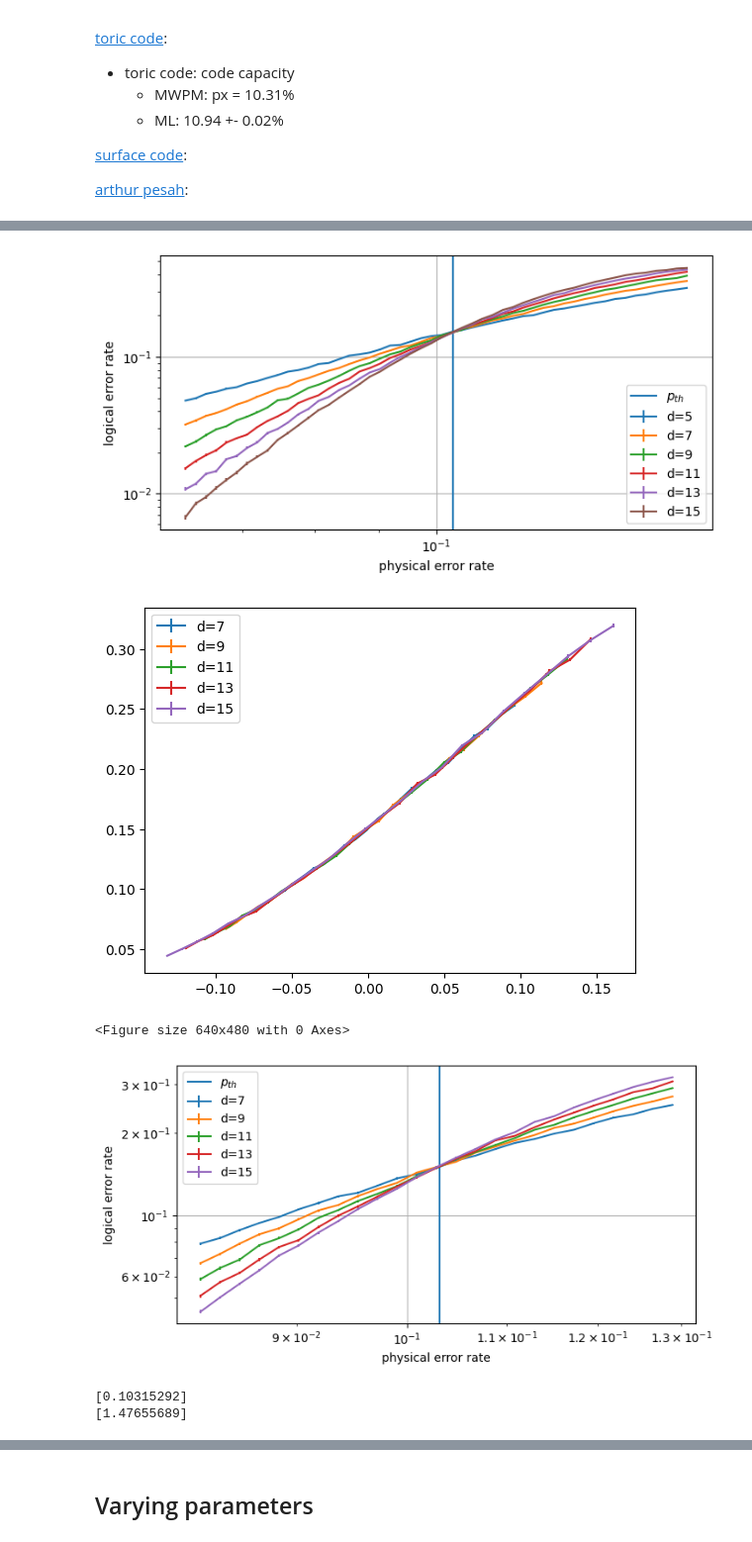
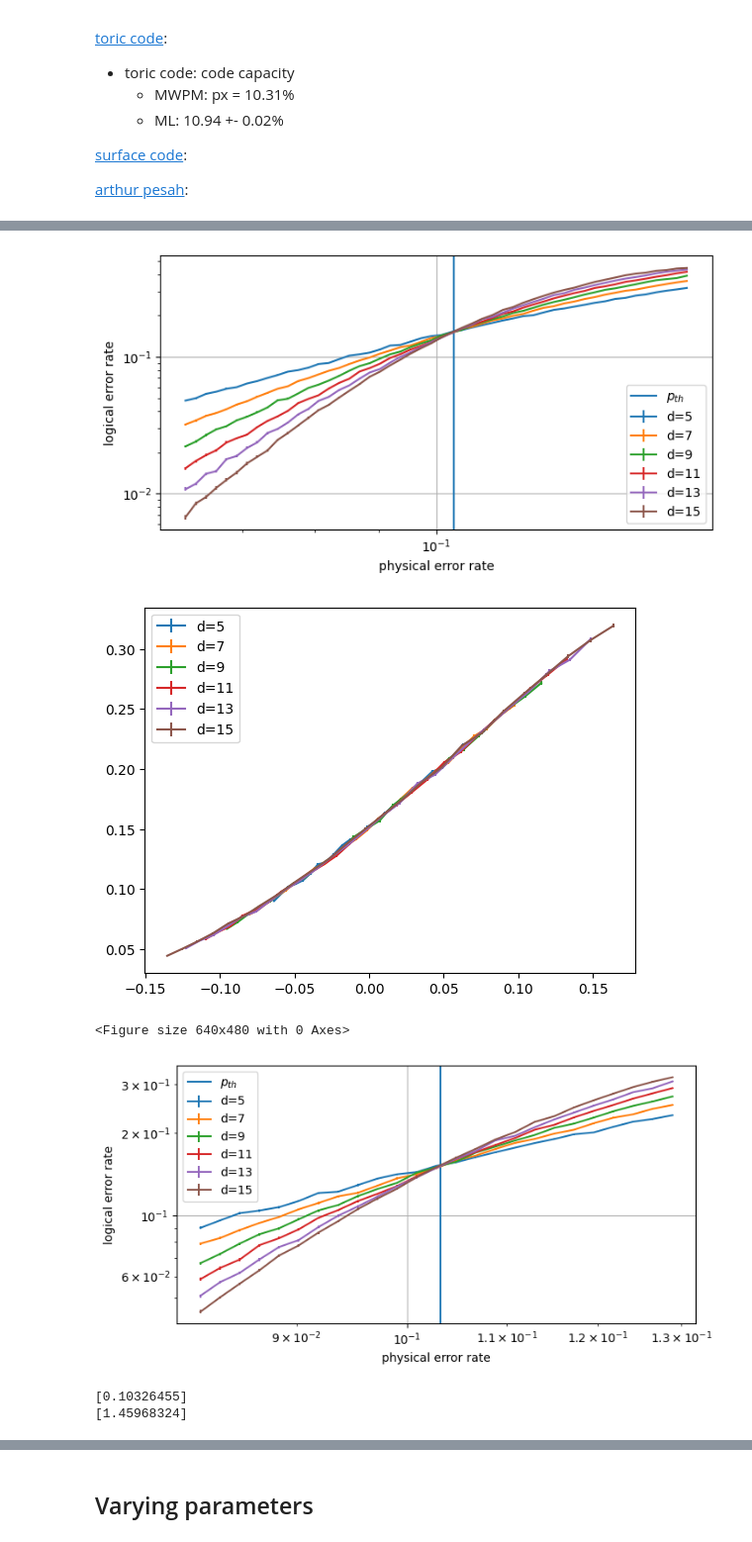
Before and after one commit to leonardlux/MasterArbeit, a Jupyter notebook: code/result_basic_noise.ipynb, the cells around one changed output, grey strips where cells are left out. Shown at 99% size. Saved outputs shown, nothing was run; the diff lists cells and outputs as text; code cells hidden in the pictures.

```diff
--- a/code/result_basic_noise.ipynb
+++ b/code/result_basic_noise.ipynb
@@ -257,18 +285,13 @@ def analysis_pipeline(
 # %%
-folder_name = folder_name_ML_Z
-p_window = 10**(0.1)
-min_distance = 5
-
-g_pth = 0.1085
-g_nu = 1.5
+folder_name = r_folder_name_ML_Z
+g_pth = g_pth_ml
 
 result = analysis_pipeline(
     folder_name,
     guess_pth = [g_pth],
     guess_nu = [g_nu],
     min_distance= min_distance,
-    min_noise_rate = g_pth / p_window,
-    max_noise_rate = g_pth * p_window,
+    p_window = p_window,
     )
 
 print(result["p_th"])
@@ -297,18 +323,13 @@ results_ML_Z = result
 # %%
-folder_name = folder_name_ML_X
-p_window = 10**(0.1)
-min_distance = 5
-
-g_pth = 0.1085
-g_nu = 1.5
+folder_name = r_folder_name_ML_X
+g_pth = g_pth_ml
 
 result = analysis_pipeline(
     folder_name = folder_name,
     guess_pth = [g_pth],
     guess_nu = [g_nu],
     min_distance= min_distance,
-    min_noise_rate = g_pth / p_window,
-    max_noise_rate = g_pth * p_window,
+    p_window = p_window,
     )
 
 print(result["p_th"])
@@ -337,18 +361,13 @@ results_ML_X = result
 # %%
-folder_name = folder_name_MWPM_Z
-p_window = 10**(0.1)
-min_distance = 7
-
-g_pth = 0.103
-g_nu = 1.5
+folder_name = r_folder_name_MWPM_Z
+g_pth = g_pth_mwpm
 
 result = analysis_pipeline(
     folder_name = folder_name,
     guess_pth = [g_pth],
     guess_nu = [g_nu],
     min_distance= min_distance,
-    min_noise_rate = g_pth / p_window,
-    max_noise_rate = g_pth * p_window,
+    p_window =  p_window,
     )
 
 print(result["p_th"])
@@ -377,18 +399,13 @@ results_MWPM_Z= result
 # %%
-folder_name = folder_name_MWPM_X
-p_window = 10**(0.1)
-min_distance = 7
-
-g_pth = 0.103
-g_nu = 1.5
+folder_name = r_folder_name_MWPM_X
+g_pth = g_pth_mwpm
 
 result = analysis_pipeline(
     folder_name = folder_name,
     guess_pth = [g_pth],
     guess_nu = [g_nu],
     min_distance= min_distance,
-    min_noise_rate = g_pth / p_window,
-    max_noise_rate = g_pth * p_window,
+    p_window =  p_window,
     )
 
 print(result["p_th"])
@@ -410,8 +430,8 @@ results_MWPM_X = result
 <Figure size 640x480 with 0 Axes>
 [figure]
-[figure, old version]
+[figure, new version]
 <Figure size 640x480 with 0 Axes>
-[figure, old version]
+[figure, new version]
-[0.10315292]
-[1.47655689]
+[0.10326455]
+[1.45968324]
 # %% [markdown]
```
Also changed, not shown: parts of 25 cells of this notebook, 10 other files.
